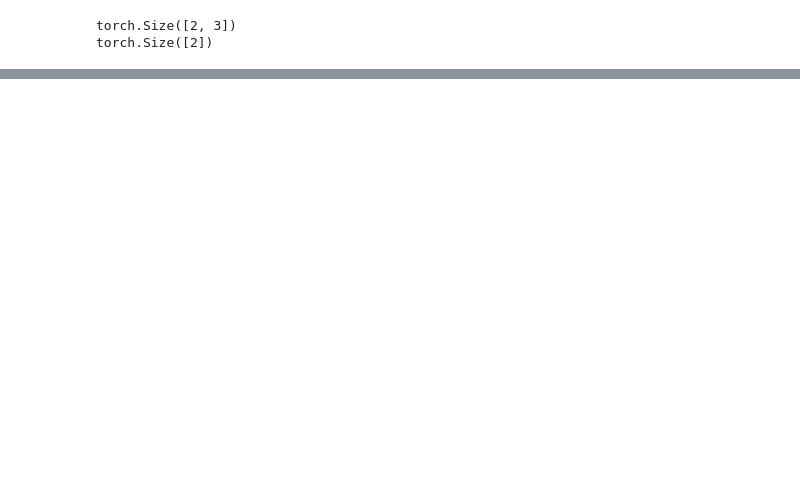
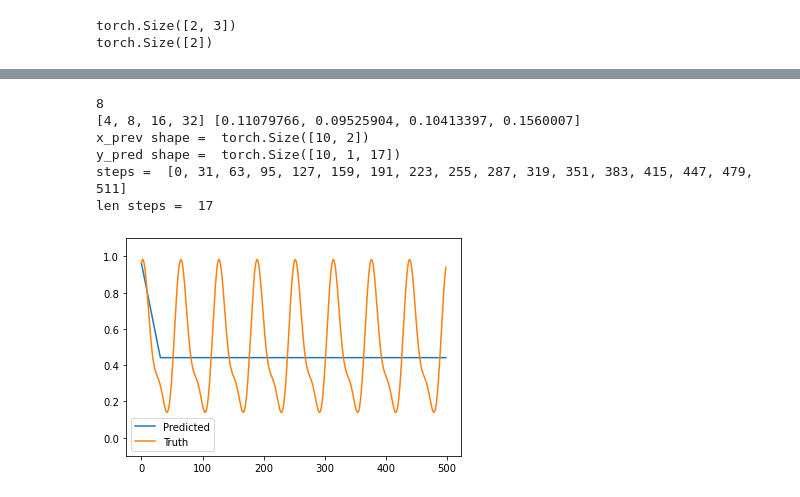
Before and after one commit to KatieJ16/Time_Space_multiscale, a Jupyter notebook: remake/double/toy2a_multiscale_model_fitting_2inputs.ipynb, the cells around one changed output, grey strips where cells are left out. Saved outputs shown, nothing was run; the diff lists cells and outputs as text; code cells hidden in the pictures; blank space fills up the shorter version.

```diff
--- a/remake/double/toy2a_multiscale_model_fitting_2inputs.ipynb
+++ b/remake/double/toy2a_multiscale_model_fitting_2inputs.ipynb
@@ -26,9 +26,9 @@ import ResNet2 as tnet
 # import utils
 # %%
 # paths
-data_dir = './data/toy2a'
-model_dir = './models/toy2a'
-result_dir = './result/toy2a'
+data_dir = '../data/toy2a'
+model_dir = '../models/toy2a'
+result_dir = '../result/toy2a'
 
 #load data
 train_data = torch.tensor(np.load(os.path.join(data_dir, 'train_data.npy')))
@@ -377,7 +377,7 @@ def find_best_timestep(train_data, val_data, test_data, current_size, start_k =
 
         #find error
 
-        y_preds = model_time.uni_scale_forecast(val_data[:, 0, :].float(), n_steps=n_timesteps-1)
+        y_preds = model_time.uni_scale_forecast(val_data[:, :2, 0].float(), n_steps=n_timesteps-1)
         mse_all = criterion(val_data[:, 1:, :].float(), y_preds).mean(-1)
 
         mean = mse_all.mean(0).detach().numpy()
@@ -456,8 +460,9 @@ torch.Size([2])
 # %%
+import double_Resnet as tnet
 current_size = 1
 models, step_sizes, mse_list, idx_lowest,n_forward_list = find_best_timestep(train_dict[str(current_size)],
                                                               val_dict[str(current_size)],
-                                                              val_dict[str(current_size)], current_size,model_dir=model_dir, make_new=True,
-                                                             start_k=5, largest_k = 6, max_epochs = 1000, print_every=100)
+                                                              val_dict[str(current_size)], current_size,model_dir=model_dir,# make_new=True,
+                                                             start_k=2, largest_k = 6, max_epochs = 500, print_every=100, dont_train = False)
 # %% [output]
 train_data shape =  torch.Size([100, 500, 1])
@@ -529,34 +547,44 @@ dataset.train_x.shape
 def plot_lowest_error(data, model, i = 0):
     """
     Plot data at model, idx
 
     inputs:
         data: tensor of shape (n_points, n_timesteps, dim, dim)
         model: Resnet model to predict on
         i: int, which validation point to graph
     outputs:
         No returned values, but graph shown
 
 
     """
     data  = torch.flatten(data, 2,3)
     _, total_steps, _ = data.shape
-    y_preds = model.uni_scale_forecast(torch.tensor(data[:,0,:]).float(), n_steps=total_steps-1)
+    y_preds = model_time.uni_scale_forecast(data[:, :2, 0].float(), n_steps=total_steps-1)
+
+#     y_preds = model.uni_scale_forecast(torch.tensor(data[:,0:2,:]).float(), n_steps=total_steps-1)
     plt.plot(y_preds[i,:,0], label = "Predicted")
     plt.plot(data[i,1:,0], label = "Truth")
     plt.ylim([-.1, 1.1])
     plt.legend()
     plt.show()
 #====================================================================================
 
 print(step_sizes[idx_lowest])
 print(step_sizes, mse_list)
 plot_lowest_error(val_dict[str(current_size)], models[idx_lowest], i =2)
 
 # print(train_data.shape)
 # dataset = tnet.DataSet(torch.flatten(train_data, 2,3), torch.flatten(val_data, 2,3),
 #                        torch.flatten(val_data, 2,3), 1, step_sizes[idx_lowest], 5)
 # dataset.plot_val_data()
+# %% [output]
+8
+[4, 8, 16, 32] [0.11079766, 0.09525904, 0.10413397, 0.1560007]
+x_prev shape =  torch.Size([10, 2])
+y_pred shape =  torch.Size([10, 1, 17])
+steps =  [0, 31, 63, 95, 127, 159, 191, 223, 255, 287, 319, 351, 383, 415, 447, 479, 511]
+len steps =  17
+[figure, added]
 # %%
 def plot_val_data(dataset, point_num = 0, i = 0, other_plot = None):
 
```
Also changed, not shown: parts of 7 cells of this notebook, 1 other file.
